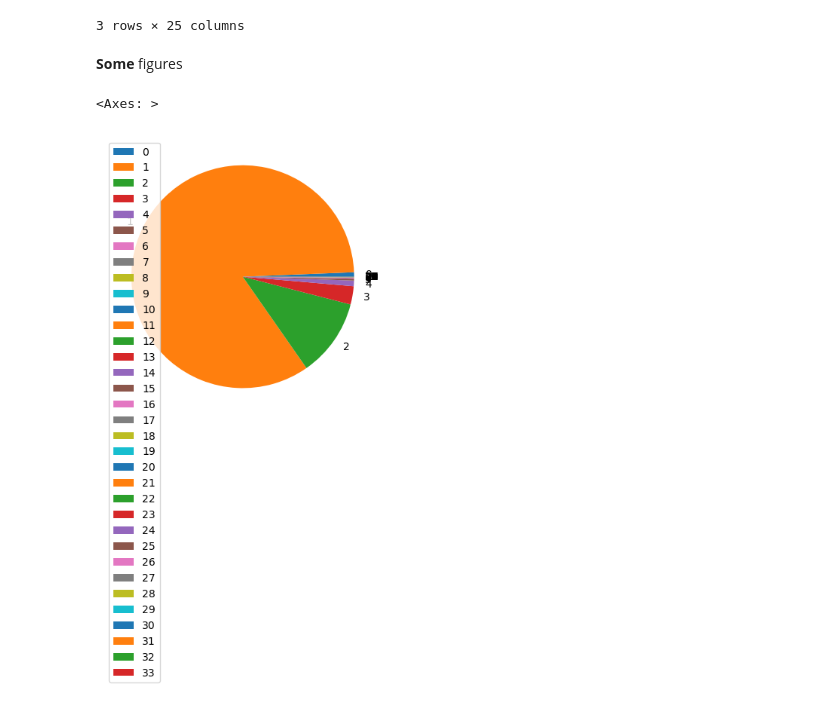
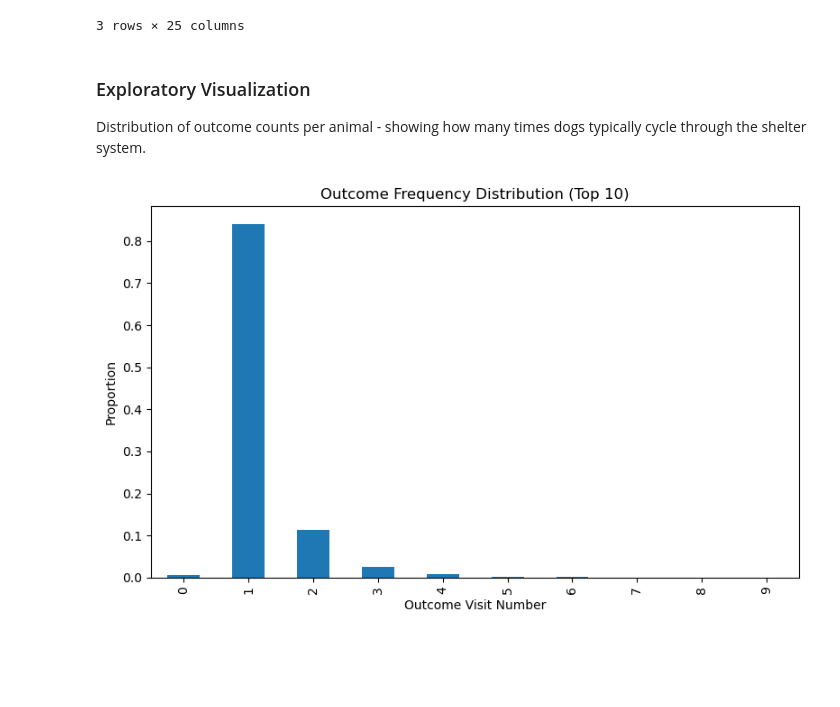
Before and after one commit to KKulmus/animal-shelter-stay-analysis, a Jupyter notebook: 01_data_preparation.ipynb, the cells around one changed output. Cells and saved outputs as stored; diff of their text form; code cells hidden in the pictures; blank space fills up the shorter version.

Commit message:
Clean up data preparation notebook: imports, overview, date conversion

```diff
--- a/01_data_preparation.ipynb
+++ b/01_data_preparation.ipynb
@@ -393,15 +431,22 @@ Length: 6, dtype: str
 df_in["Sex upon Intake"] = df_in["Sex upon Intake"].fillna("Missing")
 df_out["Sex upon Outcome"] = df_out["Sex upon Outcome"].fillna("Missing")
 # %%
-def separateSex(df, col):
-    '''
-    Separates column col in Sex and Status
-    ARGS:
-        df: DataFrame
-        col: Column Name
-    Return:
-        DataFrame, with Columns Sex and Status instead of col
-    '''
+def separate_sex(df, col):
+    """Split a combined sex/status column into separate Status and Sex columns.
+
+    Expected input format: '<Status> <Sex>' (e.g., 'Neutered Male').
+    Single-word values (e.g., 'Unknown') produce NaN in the Sex column,
+    which should be handled by the caller.
+
+    Note: The original column is preserved. Drop it separately if needed.
+
+    Args:
+        df (pd.DataFrame): Input DataFrame
+        col (str): Column name to split
+
+    Returns:
+        pd.DataFrame: Copy with added 'Status' and 'Sex' columns
+    """
     df_clean = df.copy()
     split_cols = df_clean[col].str.split(" ", n=1, expand = True)
 
@@ -410,8 +455,8 @@ def separateSex(df, col):
 
     return df_clean
 # %%
-df_in = separateSex(df_in, "Sex upon Intake")
-df_out = separateSex(df_out, "Sex upon Outcome")
+df_in = separate_sex(df_in, "Sex upon Intake")
+df_out = separate_sex(df_out, "Sex upon Outcome")
 # %%
 df_in["Sex"]=df_in["Sex"].fillna("Missing")
 df_out["Sex"]=df_out["Sex"].fillna("Missing")
@@ -532,7 +566,7 @@ def makeColumnStayedInShelter(df):
 # %%
 merged_df = merged_df.drop("Sex upon Intake", axis = 1)
 # %%
-merged_df = makeColumnStayedInShelter(merged_df)
+merged_df = make_column_stay_in_shelter(merged_df)
 # %%
 merged_df.head()
 # %% [output]
@@ -571,13 +611,21 @@ merged_df[merged_df["Name"]=="Lil Baby"]
 | 86468 | A889898 | Lil Baby | 2023-10-19 18:47:00 | Austin (TX) | Owner Surrender | Normal | Yorkshire Terrier/Chihuahua Short... | Black/White | ... |
 3 rows × 25 columns
 # %% [markdown]
-**Some** figures
+### Exploratory Visualization
+
+Distribution of outcome counts per animal - showing how many times dogs
+typically cycle through the shelter system.
 # %%
-#target
-crosstab = pd.crosstab(index = merged_df["Number of Outcome"], columns = "ratio", normalize = True)
-#display(crosstab)
-crosstab.plot(kind = "pie", y = "ratio")
+# Distribution of outcome frequency per animal visit
+outcome_dist = merged_df["Number of Outcome"].value_counts(normalize=True).sort_index()
+
+fig, ax = plt.subplots(figsize=(8, 5))
+outcome_dist.head(10).plot(kind="bar", ax=ax)
+ax.set_title("Outcome Frequency Distribution (Top 10)")
+ax.set_xlabel("Outcome Visit Number")
+ax.set_ylabel("Proportion")
+plt.tight_layout()
+plt.show()
 # %% [output]
-<Axes: >
-[figure, old version]
+[figure, new version]
 # %%
```
Also changed, not shown: parts of 45 cells of this notebook, 6 other files.
